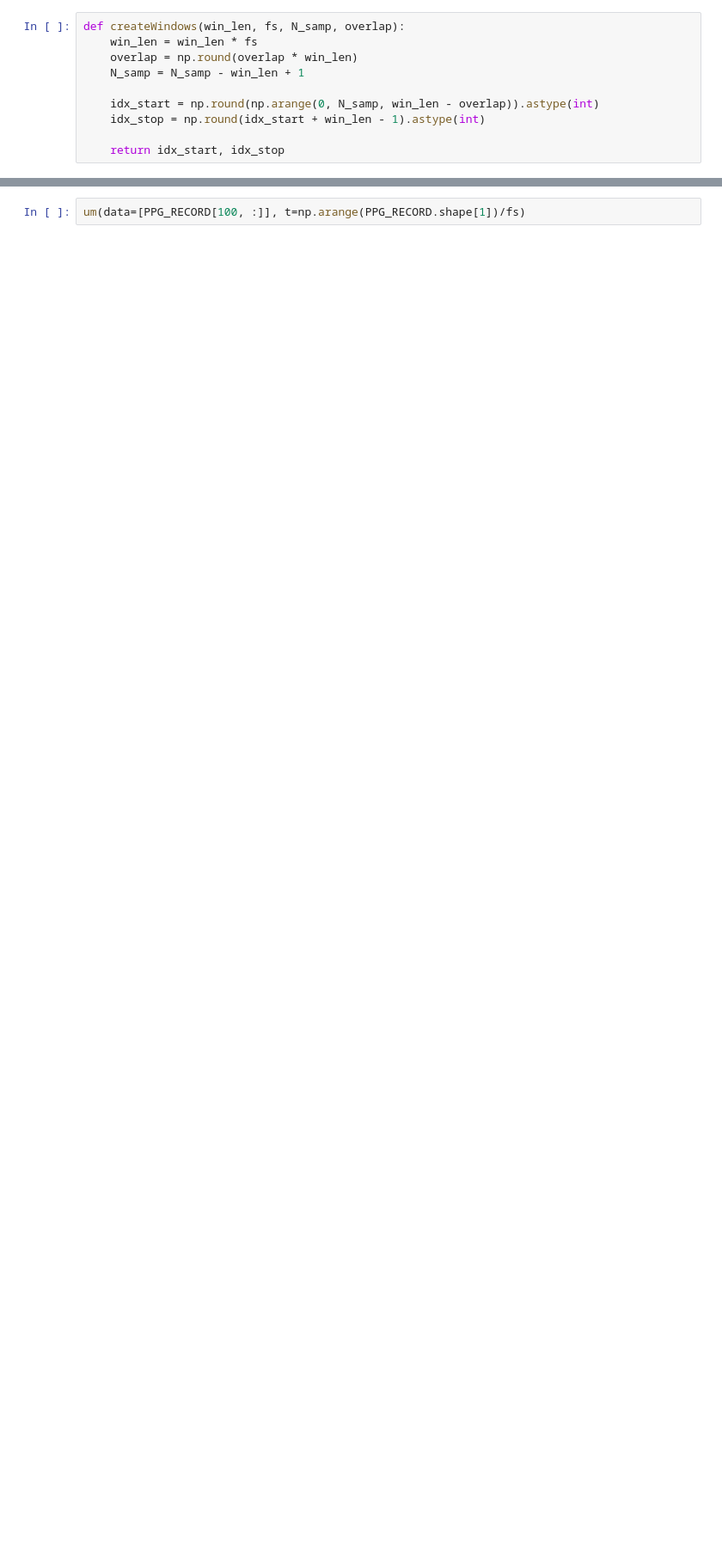
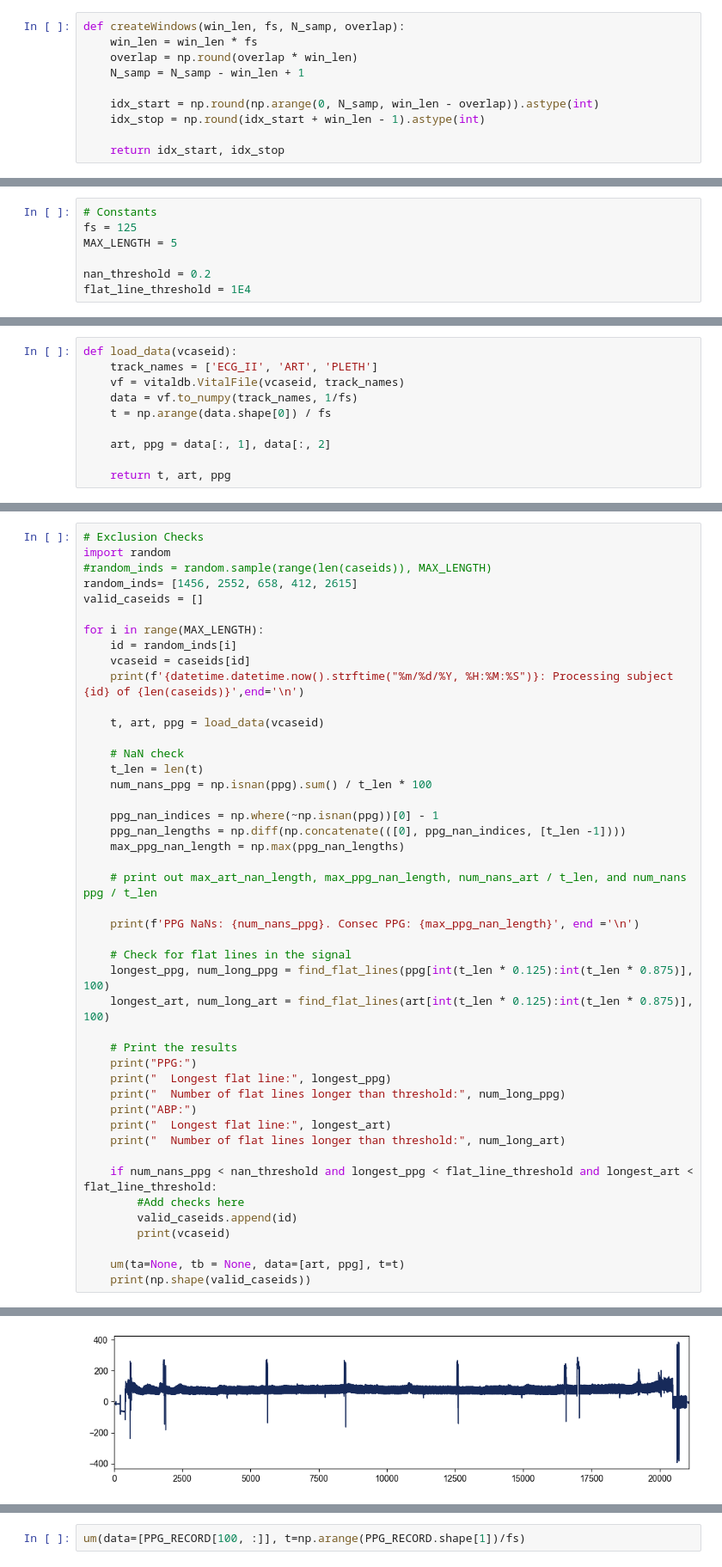
Before and after one commit to rohansanda/bp_prediction_cs229, a Jupyter notebook: processing_take3.ipynb, the cells around one changed output, grey strips where cells are left out. Shown at 86% size. Cells and saved outputs as stored; diff of their text form; blank space fills up the shorter version.

```diff
--- a/processing_take3.ipynb
+++ b/processing_take3.ipynb
@@ -104,0 +70,7 @@ Total 3235 cases found
+# %%
+# Constants
+fs = 125
+MAX_LENGTH = 5
+
+nan_threshold = 0.2
+flat_line_threshold = 1E4
@@ -104,0 +105,10 @@ Total 3235 cases found
+# %%
+def load_data(vcaseid):
+    track_names = ['ECG_II', 'ART', 'PLETH']
+    vf = vitaldb.VitalFile(vcaseid, track_names)
+    data = vf.to_numpy(track_names, 1/fs)
+    t = np.arange(data.shape[0]) / fs
+
+    art, ppg = data[:, 1], data[:, 2]
+
+    return t, art, ppg
@@ -104,0 +122,46 @@ Total 3235 cases found
+# %%
+# Exclusion Checks
+import random
+#random_inds = random.sample(range(len(caseids)), MAX_LENGTH)
+random_inds= [1456, 2552, 658, 412, 2615]
+valid_caseids = []
+
+for i in range(MAX_LENGTH):
+    id = random_inds[i]
+    vcaseid = caseids[id]
+    print(f'{datetime.datetime.now().strftime("%m/%d/%Y, %H:%M:%S")}: Processing subject {id} of {len(caseids)}',end='\n')
+
+    t, art, ppg = load_data(vcaseid)
+
+    # NaN check
+    t_len = len(t)
+    num_nans_ppg = np.isnan(ppg).sum() / t_len * 100
+
+    ppg_nan_indices = np.where(~np.isnan(ppg))[0] - 1
+    ppg_nan_lengths = np.diff(np.concatenate(([0], ppg_nan_indices, [t_len -1])))
+    max_ppg_nan_length = np.max(ppg_nan_lengths)
+
+    # print out max_art_nan_length, max_ppg_nan_length, num_nans_art / t_len, and num_nans ppg / t_len
+
+    print(f'PPG NaNs: {num_nans_ppg}. Consec PPG: {max_ppg_nan_length}', end ='\n')
+
+    # Check for flat lines in the signal
+    longest_ppg, num_long_ppg = find_flat_lines(ppg[int(t_len * 0.125):int(t_len * 0.875)], 100)
+    longest_art, num_long_art = find_flat_lines(art[int(t_len * 0.125):int(t_len * 0.875)], 100)
+
+    # Print the results
+    print("PPG:")
+    print("  Longest flat line:", longest_ppg)
+    print("  Number of flat lines longer than threshold:", num_long_ppg)
+    print("ABP:")
+    print("  Longest flat line:", longest_art)
+    print("  Number of flat lines longer than threshold:", num_long_art)
+
+    if num_nans_ppg < nan_threshold and longest_ppg < flat_line_threshold and longest_art < flat_line_threshold:
+        #Add checks here
+        valid_caseids.append(id)
+        print(vcaseid)
+
+    um(ta=None, tb = None, data=[art, ppg], t=t)
+    print(np.shape(valid_caseids))
+# %% [output]
@@ -104,0 +177 @@ Total 3235 cases found
+[figure, added]
```
Also changed, not shown: parts of 21 cells of this notebook.
